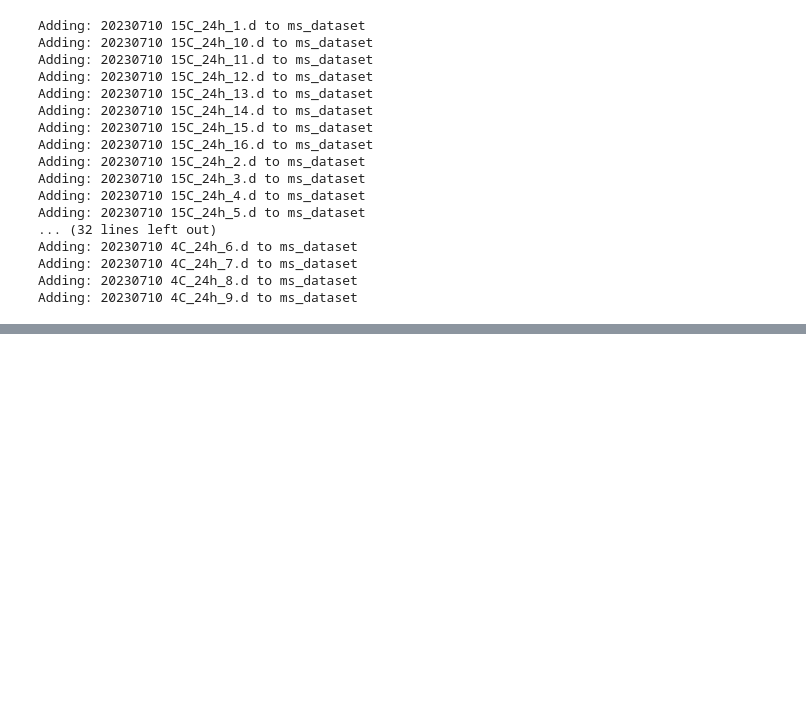
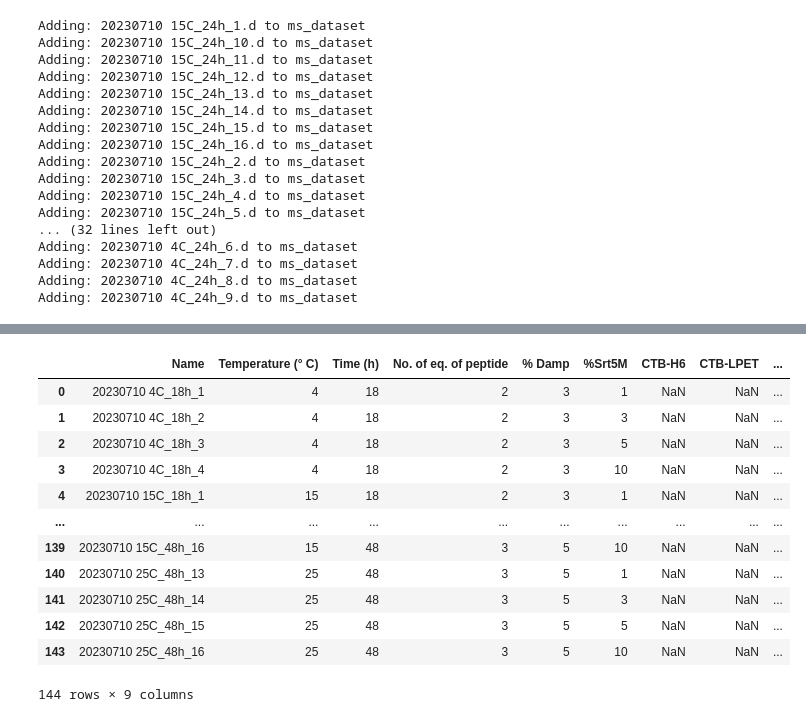
Before and after one commit to lawrencecollins/MS-Analysis, a Jupyter notebook: 240113 baf multi upload to unidec.ipynb, the cells around one changed output, grey strips where cells are left out. Cells and saved outputs as stored; diff of their text form; code cells hidden in the pictures; blank space fills up the shorter version.

```diff
--- a/240113 baf multi upload to unidec.ipynb
+++ b/240113 baf multi upload to unidec.ipynb
@@ -221,0 +297,26 @@ eng.config.datanorm
+# %%
+results2 = pd.pivot(results_df, index='Name', columns='Label', values = 'Percentage_Labelling').fillna(0)
+
+results2.reset_index(inplace=True)
+# %%
+conditions_input_df = pd.read_excel(os.path.join(directory, "Conditions_input.xlsx"))
+# %%
+results2.Name = results2['Name'].str.rstrip('.d')
+# %%
+results2 = conditions_input_df.merge(results2, how='left', on="Name")
+# %%
+results2
+# %% [output]
+|  | Name | Temperature (° C) | Time (h) | No. of eq. of peptide | % Damp | %Srt5M | CTB-H6 | CTB-LPET | ... |
+| 0 | 20230710 4C_18h_1 | 4 | 18 | 2 | 3 | 1 | NaN | NaN | ... |
+| 1 | 20230710 4C_18h_2 | 4 | 18 | 2 | 3 | 3 | NaN | NaN | ... |
+| 2 | 20230710 4C_18h_3 | 4 | 18 | 2 | 3 | 5 | NaN | NaN | ... |
+| 3 | 20230710 4C_18h_4 | 4 | 18 | 2 | 3 | 10 | NaN | NaN | ... |
+| 4 | 20230710 15C_18h_1 | 15 | 18 | 2 | 3 | 1 | NaN | NaN | ... |
+| ... | ... | ... | ... | ... | ... | ... | ... | ... | ... |
+| 139 | 20230710 15C_48h_16 | 15 | 48 | 3 | 5 | 10 | NaN | NaN | ... |
+| 140 | 20230710 25C_48h_13 | 25 | 48 | 3 | 5 | 1 | NaN | NaN | ... |
+| 141 | 20230710 25C_48h_14 | 25 | 48 | 3 | 5 | 3 | NaN | NaN | ... |
+| 142 | 20230710 25C_48h_15 | 25 | 48 | 3 | 5 | 5 | NaN | NaN | ... |
+| 143 | 20230710 25C_48h_16 | 25 | 48 | 3 | 5 | 10 | NaN | NaN | ... |
+144 rows × 9 columns
```
Also changed, not shown: parts of 15 cells of this notebook, 7 other files.
